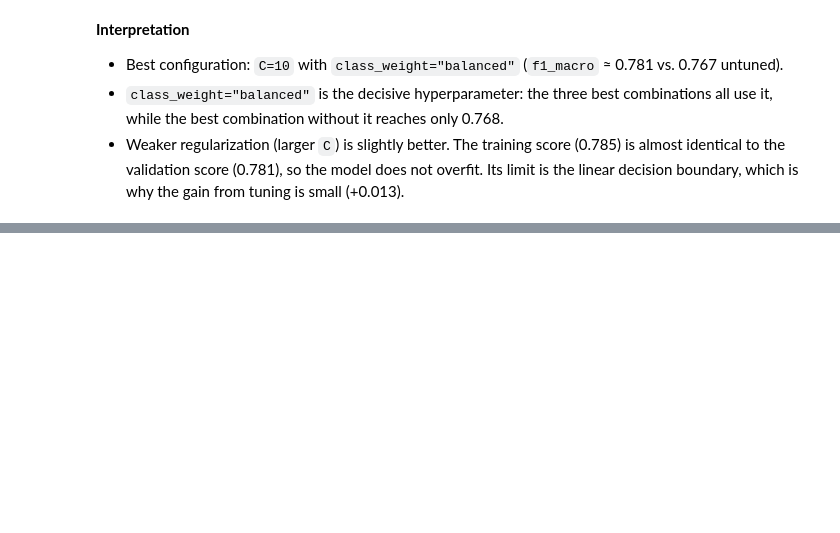
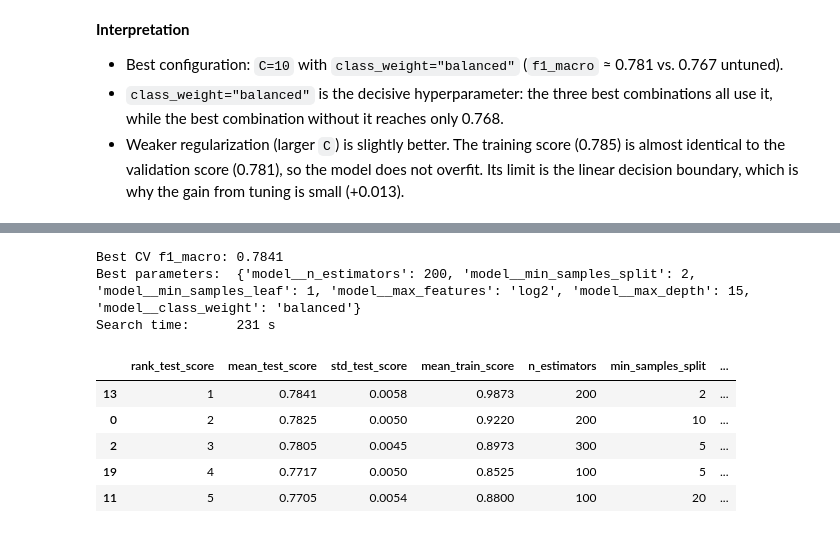
Before and after one commit to marc-matull/personality-predictor, a Jupyter notebook: notebooks/02_modeling.ipynb, the cells around one changed output, grey strips where cells are left out. Saved outputs shown, nothing was run; the diff lists cells and outputs as text; code cells hidden in the pictures; blank space fills up the shorter version.

Commit message:
feat(tuning): tune random forest

```diff
--- a/notebooks/02_modeling.ipynb
+++ b/notebooks/02_modeling.ipynb
@@ -434,0 +450,40 @@ Search time:      16 s
+# %%
+rf_search = RandomizedSearchCV(
+    estimator=make_pipeline(
+        RandomForestClassifier(random_state=config.RANDOM_STATE)
+    ),
+    param_distributions={
+        "model__n_estimators": [100, 200, 300],
+        "model__max_depth": [5, 10, 15, 20, None],
+        "model__min_samples_split": [2, 5, 10, 20],
+        "model__min_samples_leaf": [1, 2, 5, 10, 20],
+        "model__max_features": ["sqrt", "log2"],
+        "model__class_weight": [None, "balanced", "balanced_subsample"],
+    },
+    n_iter=20,
+    scoring="f1_macro",
+    cv=get_cv_splitter(),
+    n_jobs=-1,
+    random_state=config.RANDOM_STATE,
+    return_train_score=True,
+)
+
+start = time.perf_counter()
+rf_search.fit(X_train, y_train)
+search_times["Random Forest"] = time.perf_counter() - start
+tuned_searches["Random Forest"] = rf_search
+
+print(f"Best CV f1_macro: {rf_search.best_score_:.4f}")
+print(f"Best parameters:  {rf_search.best_params_}")
+print(f"Search time:      {search_times['Random Forest']:.0f} s")
+summarize_search(rf_search)
+# %% [output]
+Best CV f1_macro: 0.7841
+Best parameters:  {'model__n_estimators': 200, 'model__min_samples_split': 2, 'model__min_samples_leaf': 1, 'model__max_features': 'log2', 'model__max_depth': 15, 'model__class_weight': 'balanced'}
+Search time:      231 s
+|  | rank_test_score | mean_test_score | std_test_score | mean_train_score | n_estimators | min_samples_split | ... |
+| 13 | 1 | 0.7841 | 0.0058 | 0.9873 | 200 | 2 | ... |
+| 0 | 2 | 0.7825 | 0.0050 | 0.9220 | 200 | 10 | ... |
+| 2 | 3 | 0.7805 | 0.0045 | 0.8973 | 300 | 5 | ... |
+| 19 | 4 | 0.7717 | 0.0050 | 0.8525 | 100 | 5 | ... |
+| 11 | 5 | 0.7705 | 0.0054 | 0.8800 | 100 | 20 | ... |
```
Also changed, not shown: parts of 2 cells of this notebook.
